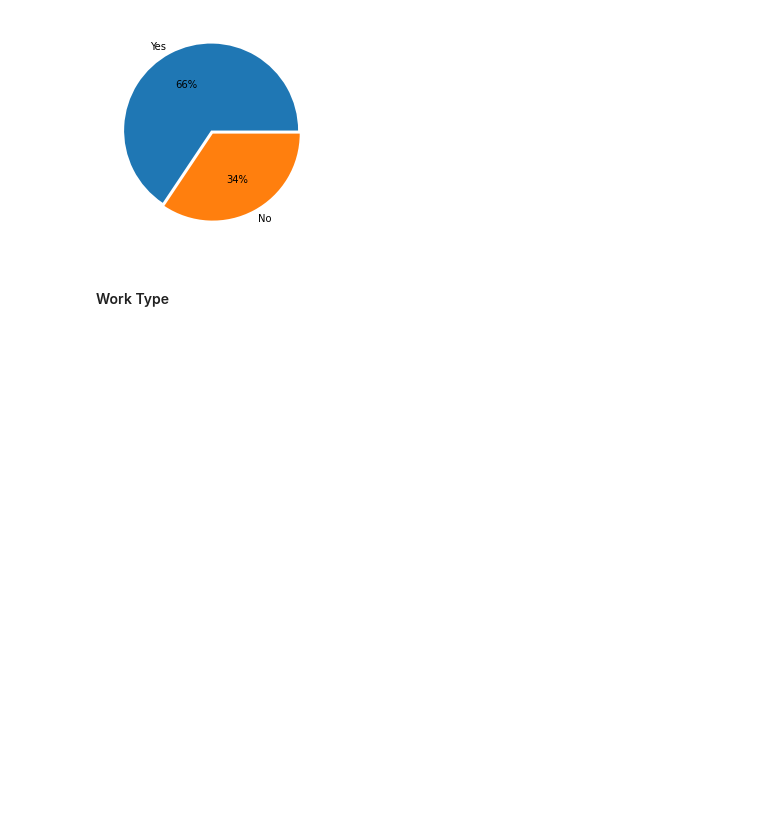
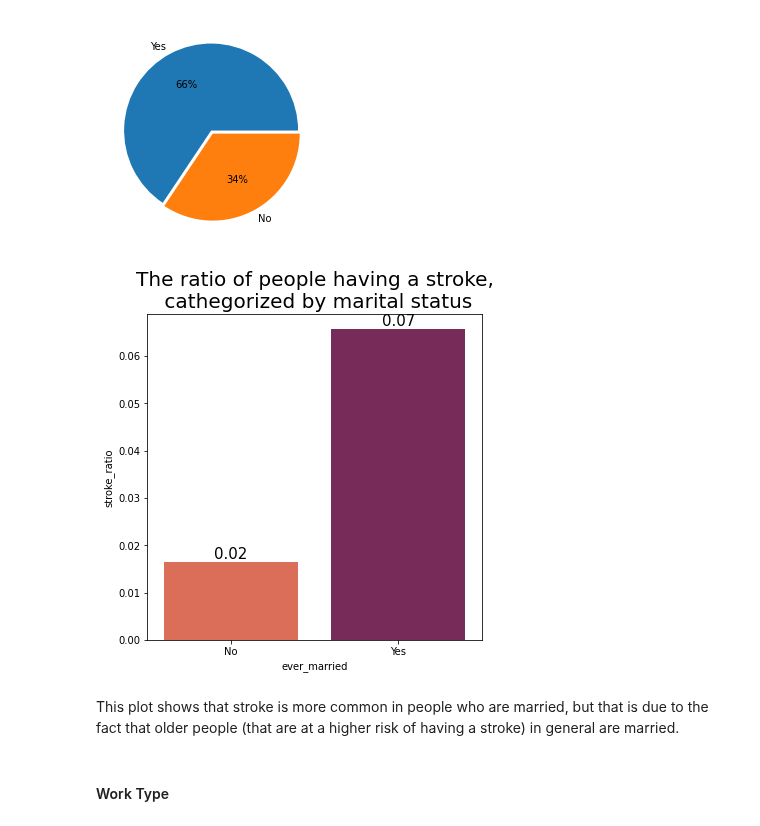
Before and after one commit to bori00/Stroke-Predictor, a Jupyter notebook: Stroke_Predictor.ipynb, the cells around one changed output. Drawn from its saved outputs; the diff is of its cells as text; code cells hidden in the pictures; blank space fills up the shorter version.

```diff
--- a/Stroke_Predictor.ipynb
+++ b/Stroke_Predictor.ipynb
@@ -257,6 +283,12 @@ plt.pie(ever_married_value_counts.array, labels=ever_married_value_counts.index,
 plt.show()
 # %% [output]
 [figure]
+# %%
+plot_categorical_variable_stroke_ratio(stroke_df, "ever_married", "The ratio of people having a stroke,\n cathegorized by marital status")
+# %% [output]
+[figure, added]
+# %% [markdown]
+This plot shows that stroke is more common in people who are married, but that is due to the fact that older people (that are at a higher risk of having a stroke) in general are married.
 # %% [markdown]
 #### Work Type
 # %% [markdown]
```
Also changed, not shown: parts of 28 cells of this notebook.
